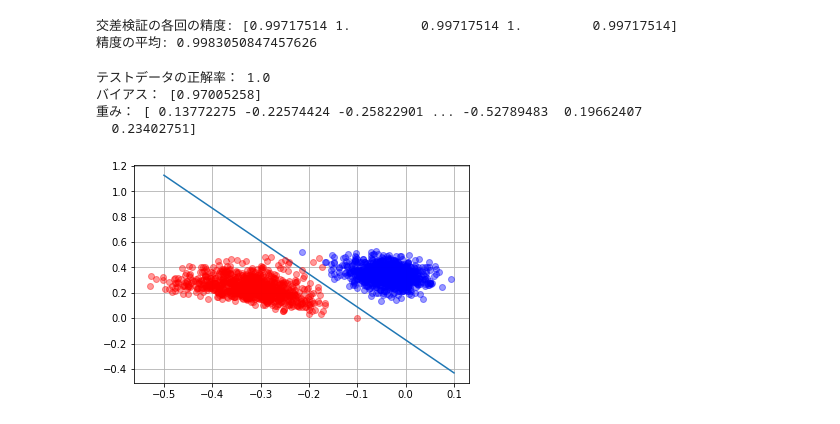
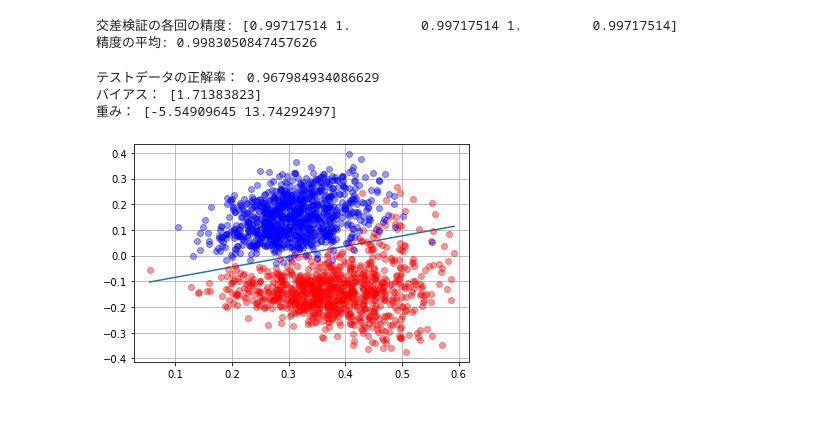
Before and after one commit to DKTPNIT/hatena_nlp_lr, a Jupyter notebook: tfidf_lr.ipynb, the cells around one changed output. Cells and saved outputs as stored; diff of their text form; code cells hidden in the pictures.

```diff
--- a/tfidf_lr.ipynb
+++ b/tfidf_lr.ipynb
@@ -66,11 +66,12 @@ print('精度の平均: {0}'.format(np.mean(scores)))
 交差検証の各回の精度: [0.99717514 1.         0.99717514 1.         0.99717514]
 精度の平均: 0.9983050847457626
 # %%
-#曲線をプロットしてみる
+#決定境界をプロットする
 import math
 
+#先ほど2次元に圧縮したsvd_vecsを利用する
 #学習用と訓練用にデータの分割
-X_train, X_test, y_train, y_test = train_test_split(tfidf_vecs, label, test_size=0.3)
+X_train, X_test, y_train, y_test = train_test_split(svd_vecs, label, test_size=0.3)
 lr = LR(solver='lbfgs')
 lr.fit(X_train, y_train)
 
@@ -80,32 +81,26 @@ print("テストデータの正解率：", lr.score(X_test, y_test))
 print ("バイアス：" ,lr.intercept_)
 print ("重み：", lr.coef_[0])
 # %% [output]
-テストデータの正解率： 1.0
-バイアス： [0.97005258]
-重み： [ 0.13772275 -0.22574424 -0.25822901 ... -0.52789483  0.19662407
-  0.23402751]
+テストデータの正解率： 0.967984934086629
+バイアス： [1.71383823]
+重み： [-5.54909645 13.74292497]
 # %%
 #境界線関数
 def logistic(t, w):
     return (-w[0] * t - lr.intercept_[0])/w[1]
 
-#ベクトルの連結
-from scipy import sparse
-#tfidf末尾に重みベクトルをつけて次元削減
-plt_vecs = svd.fit_transform(sparse.vstack((tfidf_vecs, lr.coef_)))
-w_vecs = plt_vecs[-1]
-
 #ロジスティック関数の描画
-t = np.linspace(-0.5,0.1,50)
-y = np.array([logistic(ele, w_vecs) for ele in t])
+#svd_vecのx軸の最大値から最小値まで50回のプロット
+t = np.linspace(np.min(svd_vecs, axis=0)[0],np.max(svd_vecs, axis=0)[0],50)
+y = np.array([logistic(ele, lr.coef_[0]) for ele in t])
 plt.plot(t,y)
 plt.grid(True)
 
 #tfidfベクトルのプロット
 color_ctr = "red" #赤：映画記事 青：スポーツ記事
-for x in range(len(plt_vecs)-1):
+for x in range(len(svd_vecs)):
     if x >= 870:
         color_ctr = "blue"
     plt.plot(svd_vecs[x][0], svd_vecs[x][1], marker='o', linestyle='none', alpha=0.4, color=color_ctr)
 # %% [output]
-[figure, old version]
+[figure, new version]
```
Also changed, not shown: parts of 2 cells of this notebook.
